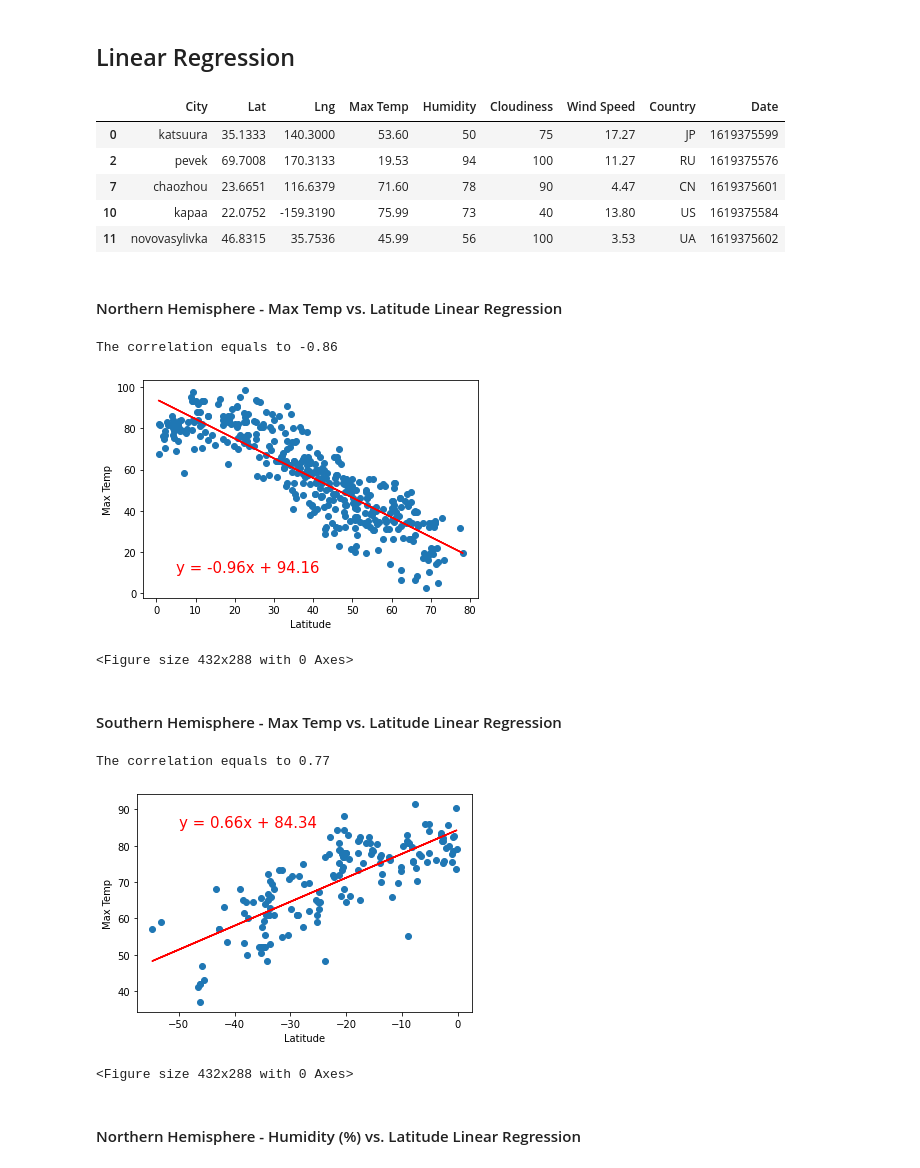
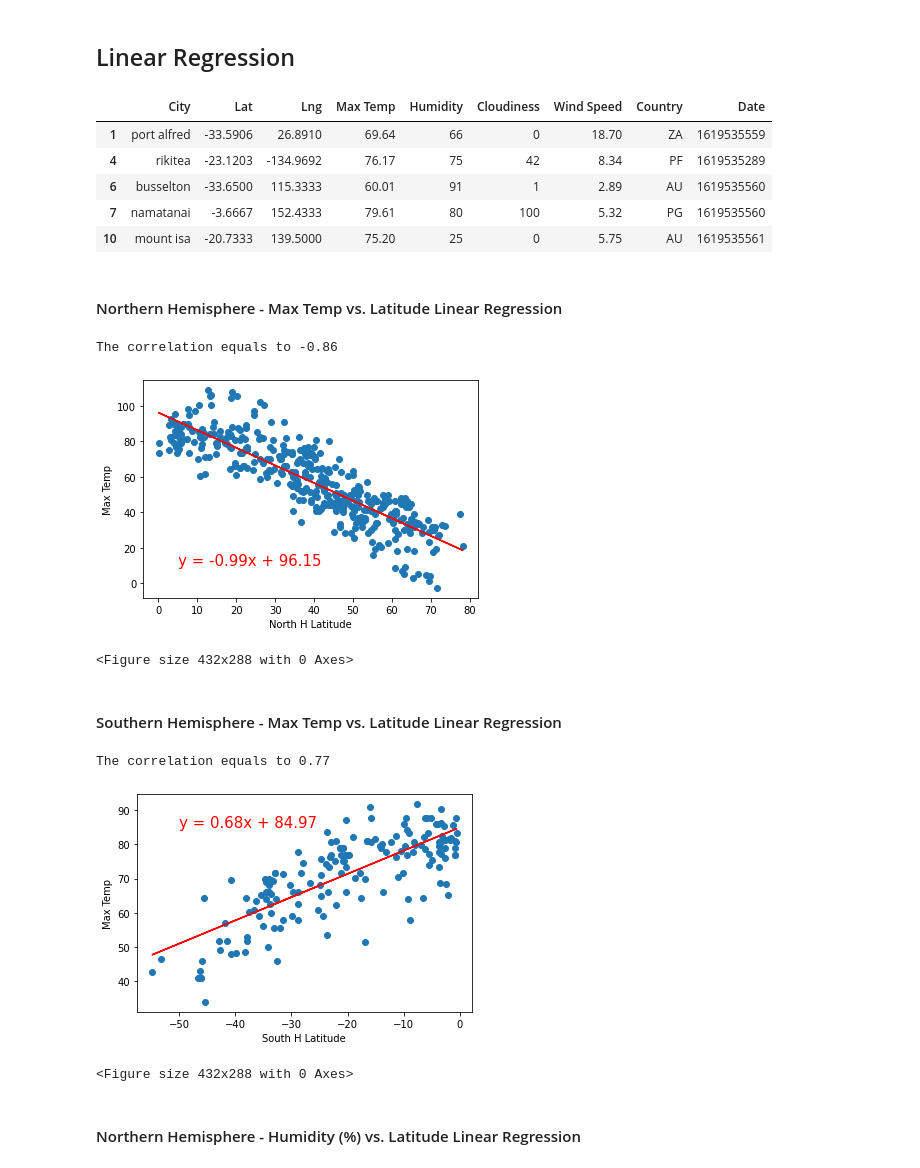
Before and after one commit to MBGUS/python-api-challenge, a Jupyter notebook: WeatherPy/WeatherPy.ipynb, the cells around one changed output. Drawn from its saved outputs; the diff is of its cells as text; code cells hidden in the pictures.

Commit message:
Linear Plot done & Conclusions

```diff
--- a/WeatherPy/WeatherPy.ipynb
+++ b/WeatherPy/WeatherPy.ipynb
@@ -272,37 +283,37 @@ plt.show()
 north_hemisphere = weather_result.loc[weather_result["Lat"] > 0]
 south_hemisphere = weather_result.loc[weather_result["Lat"] < 0]
 
-north_hemisphere.head()
+south_hemisphere.head()
 # %% [output]
 |  | City | Lat | Lng | Max Temp | Humidity | Cloudiness | Wind Speed | Country | Date |
-| 0 | katsuura | 35.1333 | 140.3000 | 53.60 | 50 | 75 | 17.27 | JP | 1619375599 |
-| 2 | pevek | 69.7008 | 170.3133 | 19.53 | 94 | 100 | 11.27 | RU | 1619375576 |
-| 7 | chaozhou | 23.6651 | 116.6379 | 71.60 | 78 | 90 | 4.47 | CN | 1619375601 |
-| 10 | kapaa | 22.0752 | -159.3190 | 75.99 | 73 | 40 | 13.80 | US | 1619375584 |
-| 11 | novovasylivka | 46.8315 | 35.7536 | 45.99 | 56 | 100 | 3.53 | UA | 1619375602 |
+| 1 | port alfred | -33.5906 | 26.8910 | 69.64 | 66 | 0 | 18.70 | ZA | 1619535559 |
+| 4 | rikitea | -23.1203 | -134.9692 | 76.17 | 75 | 42 | 8.34 | PF | 1619535289 |
+| 6 | busselton | -33.6500 | 115.3333 | 60.01 | 91 | 1 | 2.89 | AU | 1619535560 |
+| 7 | namatanai | -3.6667 | 152.4333 | 79.61 | 80 | 100 | 5.32 | PG | 1619535560 |
+| 10 | mount isa | -20.7333 | 139.5000 | 75.20 | 25 | 0 | 5.75 | AU | 1619535561 |
 # %% [markdown]
 ####  Northern Hemisphere - Max Temp vs. Latitude Linear Regression
 # %%
 # Calculate the correlation coefficient and linear regression model
 
 x_axis = north_hemisphere["Lat"]
 y_axis = north_hemisphere["Max Temp"]
 corr=round(st.pearsonr(x_axis,y_axis)[0],2)
 print(f"The correlation equals to {corr}")
 (slope, intercept, rvalue, pvalue, stderr) = st.linregress(x_axis, y_axis)
 regress_values = x_axis * slope + intercept
 line_eq = "y = " + str(round(slope,2)) + "x + " + str(round(intercept,2))
 plt.scatter(x_axis,y_axis)
 plt.plot(x_axis,regress_values,"r-")
 plt.annotate(line_eq,(5,10),fontsize=15,color="red")
-plt.xlabel("Latitude")
+plt.xlabel("North H Latitude")
 plt.ylabel("Max Temp")
 plt.show()
 
-plt.savefig("Figures/fig5.png")
+plt.savefig("Figures/fig5_RP_NHLat_vs_MaxT.png")
 # %% [output]
 The correlation equals to -0.86
-[figure, old version]
+[figure, new version]
 <Figure size 432x288 with 0 Axes>
 # %% [markdown]
 ####  Southern Hemisphere - Max Temp vs. Latitude Linear Regression
@@ -319,14 +330,14 @@ line_eq = "y = " + str(round(slope,2)) + "x + " + str(round(intercept,2))
 plt.scatter(x_axis,y_axis)
 plt.plot(x_axis,regress_values,"r-")
 plt.annotate(line_eq,(-50,85),fontsize=15,color="red")
-plt.xlabel("Latitude")
+plt.xlabel("South H Latitude")
 plt.ylabel("Max Temp")
 plt.show()
 
-plt.savefig("Figures/fig6.png")
+plt.savefig("Figures/fig6_RP_SHLat_vs_MaxT")
 # %% [output]
 The correlation equals to 0.77
-[figure, old version]
+[figure, new version]
 <Figure size 432x288 with 0 Axes>
 # %% [markdown]
 ####  Northern Hemisphere - Humidity (%) vs. Latitude Linear Regression
```
Also changed, not shown: parts of 16 cells of this notebook, 13 other files.
